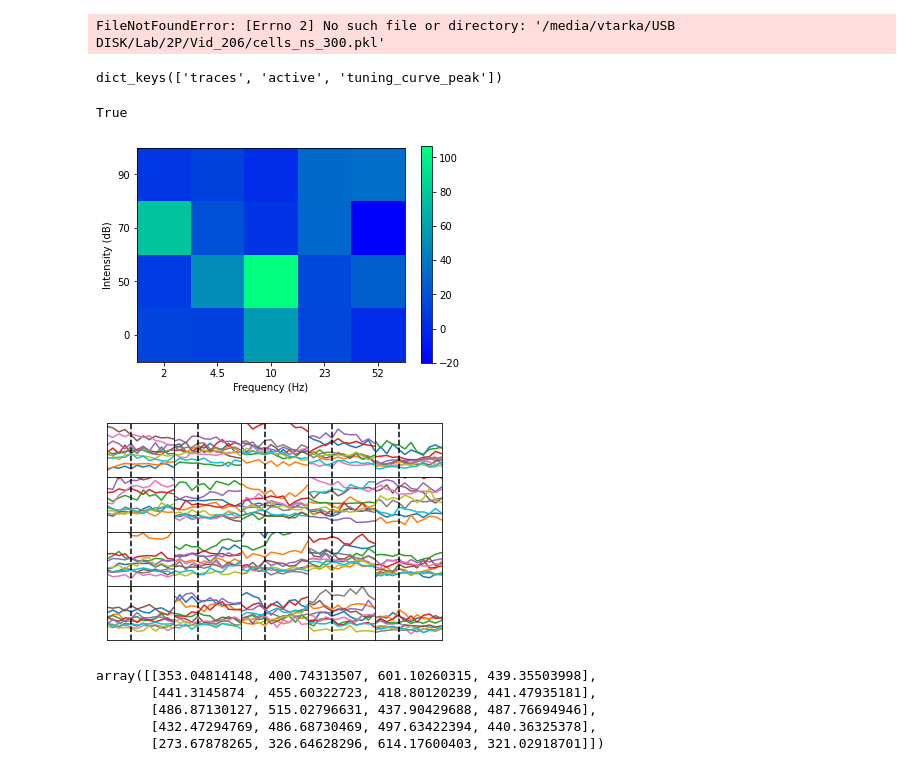
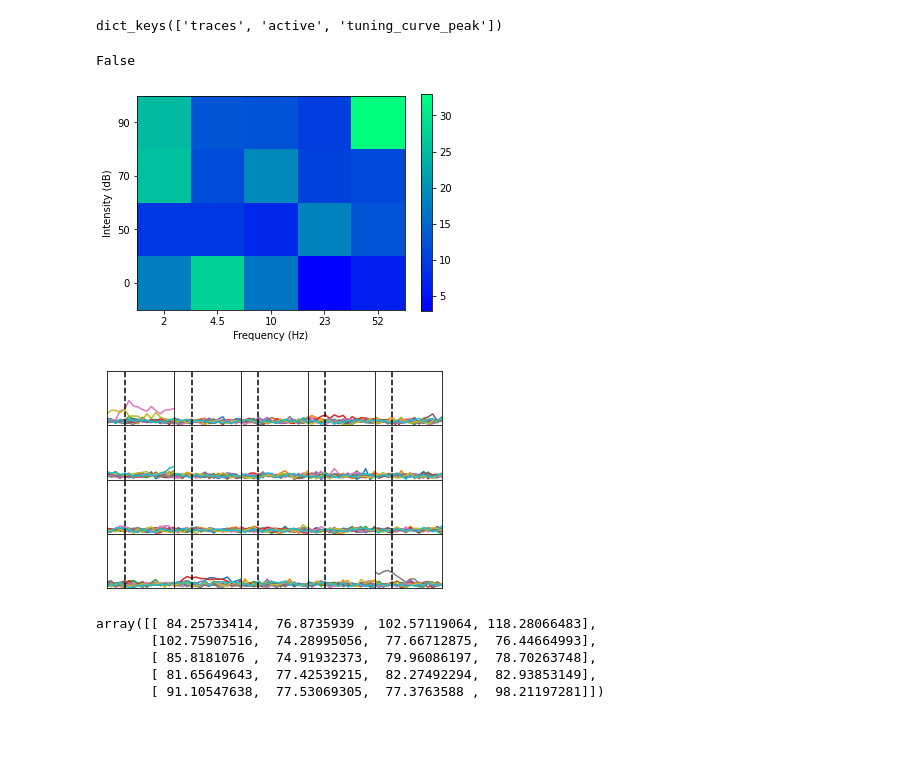
Before and after one commit to ConorLane1995/2Psinapod_two_photon_pipeline, a Jupyter notebook: notebooks/plot_tuning_curves.ipynb, the cells around one changed output. Drawn from its saved outputs; the diff is of its cells as text; code cells hidden in the pictures; blank space fills up the shorter version.

```diff
--- a/notebooks/plot_tuning_curves.ipynb
+++ b/notebooks/plot_tuning_curves.ipynb
@@ -168,25 +168,23 @@ def get_cell_tuning_by_peak(cell_traces,plot_TF):
         plt.show()
     return tuning_curves
 # %%
-with open('/media/vtarka/USB DISK/Lab/2P/Vid_206/cells_d_ns_300.pkl', 'rb') as f:
+with open('/media/vtarka/USB DISK/Lab/2P/Vid_205/cells_d_not_shifted4.pkl', 'rb') as f:
         cell_dictionary = pickle.load(f)
-# %% [output]
-FileNotFoundError: [Errno 2] No such file or directory: '/media/vtarka/USB DISK/Lab/2P/Vid_206/cells_ns_300.pkl'
 # %%
 print(cell_dictionary[1].keys())
 # %% [output]
 dict_keys(['traces', 'active', 'tuning_curve_peak'])
 # %%
-cell_ID = 10
+cell_ID = 1
 print(cell_dictionary[cell_ID]['active'])
 plot_single_tuning_curve(cell_dictionary,cell_ID)
 get_cell_tuning_by_peak(cell_dictionary[cell_ID]['traces'],True)
 # %% [output]
-True
+False
-[figure, old version]
+[figure, new version]
-[figure, old version]
+[figure, new version]
-array([[353.04814148, 400.74313507, 601.10260315, 439.35503998],
-       [441.3145874 , 455.60322723, 418.80120239, 441.47935181],
-       [486.87130127, 515.02796631, 437.90429688, 487.76694946],
-       [432.47294769, 486.68730469, 497.63422394, 440.36325378],
-       [273.67878265, 326.64628296, 614.17600403, 321.02918701]])
+array([[ 84.25733414,  76.8735939 , 102.57119064, 118.28066483],
+       [102.75907516,  74.28995056,  77.66712875,  76.44664993],
+       [ 85.8181076 ,  74.91932373,  79.96086197,  78.70263748],
+       [ 81.65649643,  77.42539215,  82.27492294,  82.93853149],
+       [ 91.10547638,  77.53069305,  77.3763588 ,  98.21197281]])
```
Also changed, not shown: 2 other files.
